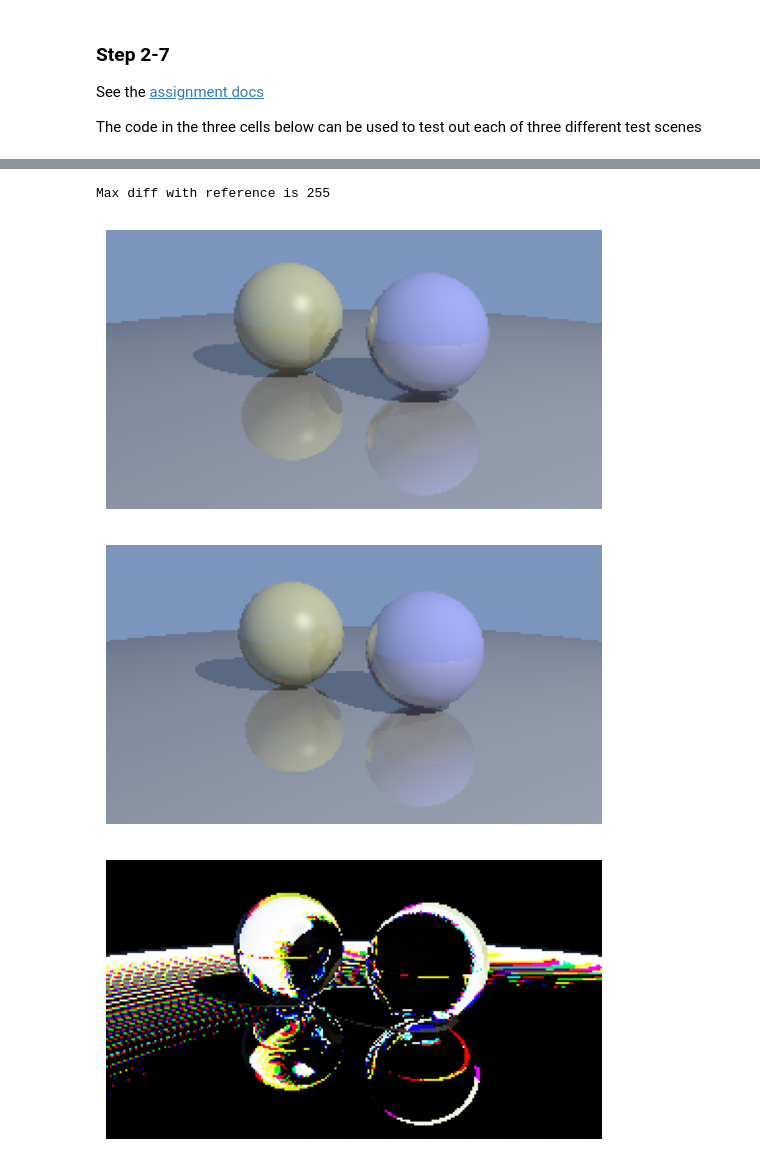
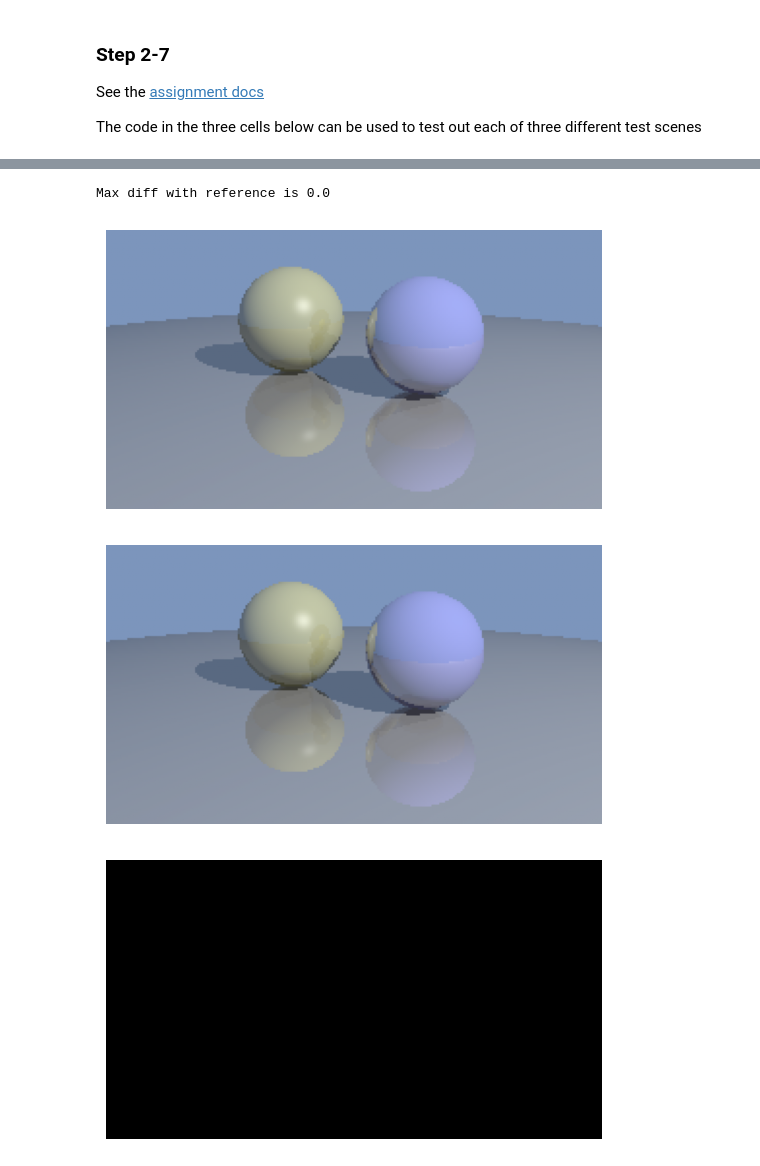
Before and after one commit to jcadastra/TracinRays, a Jupyter notebook: Testing.ipynb, the cells around one changed output, grey strips where cells are left out. Drawn from its saved outputs; the diff is of its cells as text; code cells hidden in the pictures.

```diff
--- a/Testing.ipynb
+++ b/Testing.ipynb
@@ -55,14 +54,14 @@ im.show()
 # %%
-im = ThreeSpheresExample().render(output_shape = [144,256])
+im = ThreeSpheresExample().render(output_shape = [144,256]).GetFloatCopy()
 im.show()
-ref = Image(path="./ref/step7.png");
+ref = Image(path="./ref/step7.png").GetFloatCopy();
 ref.show()
 print("Max diff with reference is {}".format(np.abs(ref.pixels-im.pixels).max()))
 diff = Image(pixels=np.abs(ref.pixels-im.pixels))
 diff.show()
 # %% [output]
-Max diff with reference is 255
+Max diff with reference is 0.0
-[figure, old version]
+[figure, new version]
 [figure]
-[figure, old version]
+[figure, new version]
 # %%
```
Also changed, not shown: parts of 4 cells of this notebook, 1 other file.
